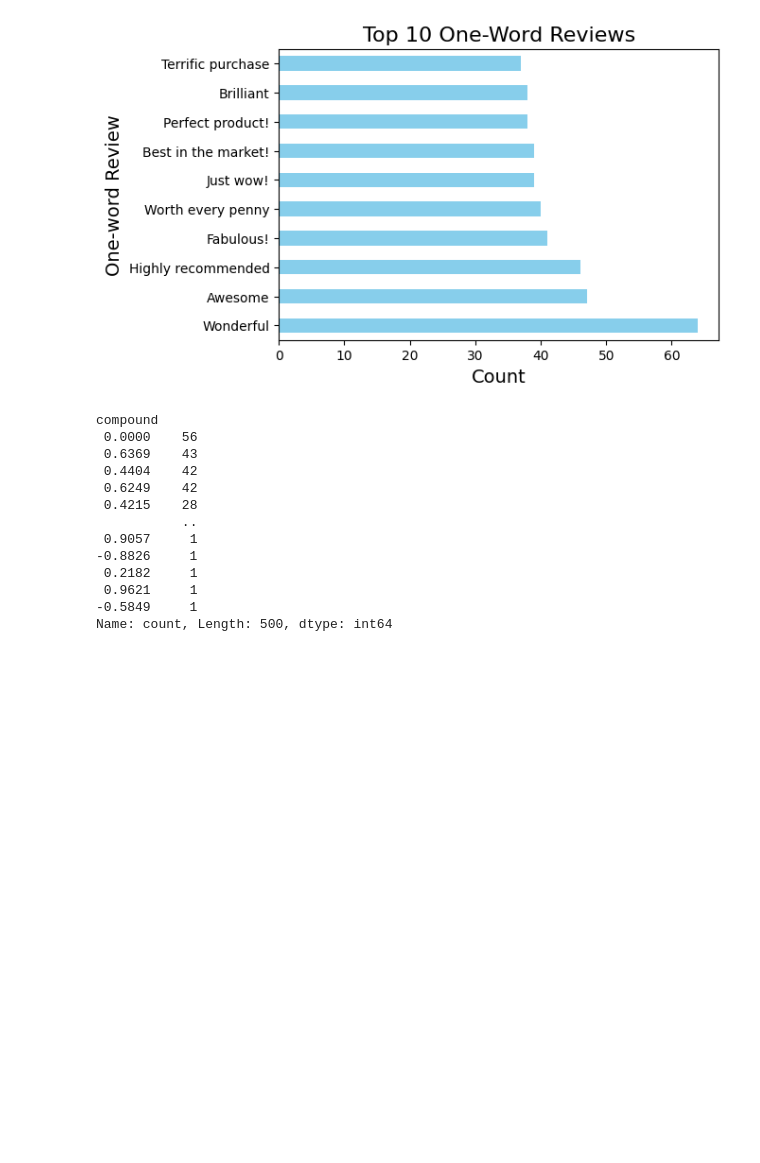
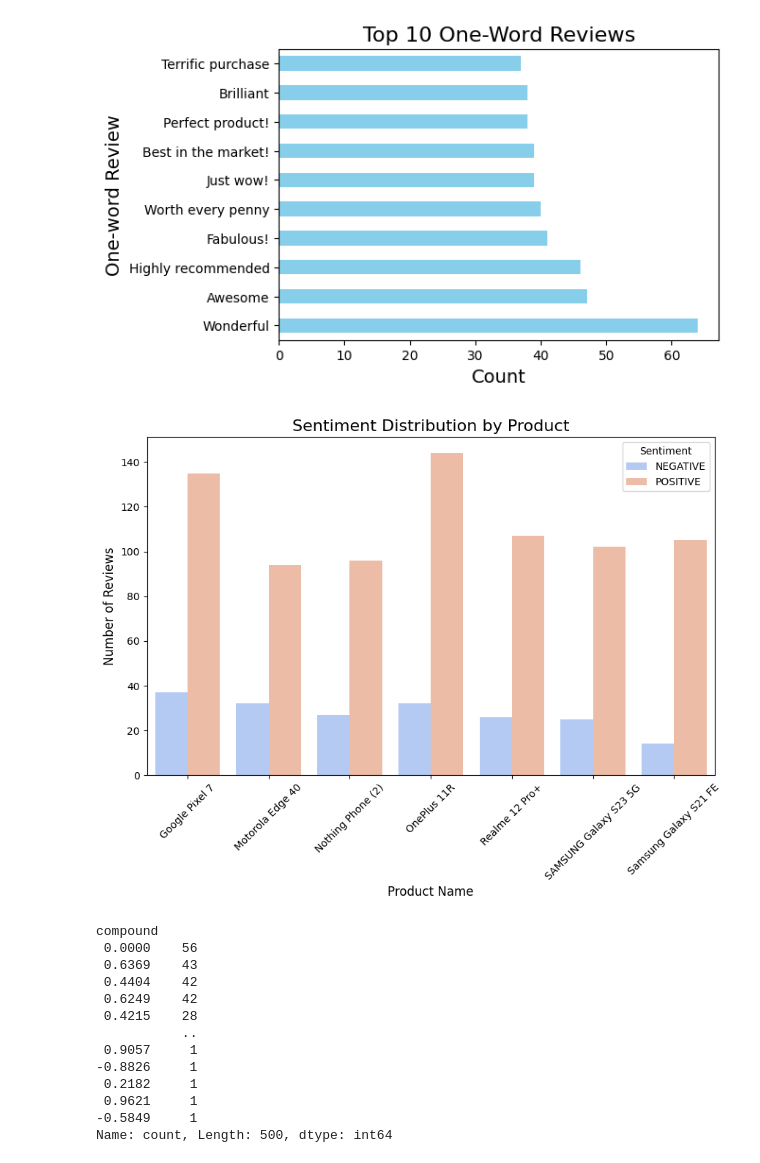
Before and after one commit to AravindhKumarA9/Flipkart_recommendation_using_mobile_review_LLM, a Jupyter notebook: Flipkart_Project.ipynb, the cells around one changed output. Saved outputs shown, nothing was run; the diff lists cells and outputs as text; code cells hidden in the pictures; blank space fills up the shorter version.

```diff
--- a/Flipkart_Project.ipynb
+++ b/Flipkart_Project.ipynb
@@ -1201,6 +1293,21 @@ plt.ylabel('One-word Review', fontsize=14)
 plt.show()   # Show the plot
 # %% [output]
 [figure]
+# %%
+plt.figure(figsize=(10, 6))
+# Group by 'Product Name' and 'predicted_sentiment' (which represents sentiment)
+sentiment_by_product = df1.groupby(['Product Name', 'predicted_sentiment']).size().reset_index(name='count')
+# Create the barplot using 'Product Name' for the x-axis and 'count' for y-axis
+sns.barplot(x='Product Name', y='count', hue='predicted_sentiment', data=sentiment_by_product, palette='coolwarm')
+# Adding title and labels
+plt.title('Sentiment Distribution by Product', fontsize=16)
+plt.xlabel('Product Name', fontsize=12)
+plt.ylabel('Number of Reviews', fontsize=12)
+plt.xticks(rotation=45) # Rotate the x-axis labels for better readability
+plt.legend(title='Sentiment') # Add legend for sentiment
+plt.show()  # Display the plot
+# %% [output]
+[figure, added]
 # %%
 df1.compound.value_counts()
 # %% [output]
```
Also changed, not shown: parts of 42 cells of this notebook, 6 other files.
